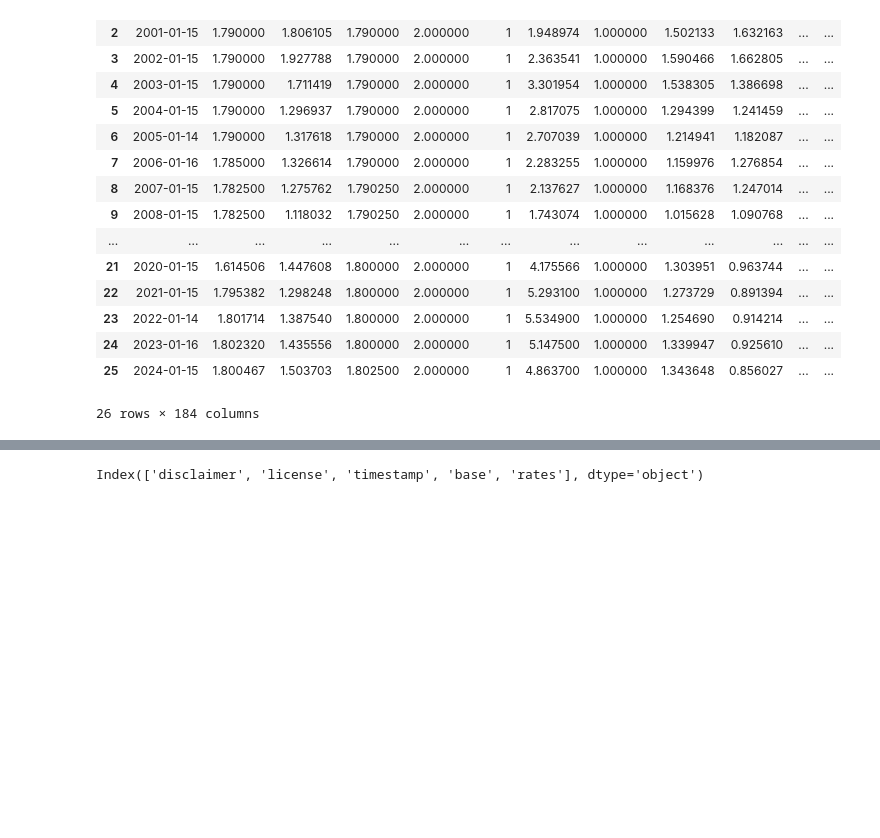
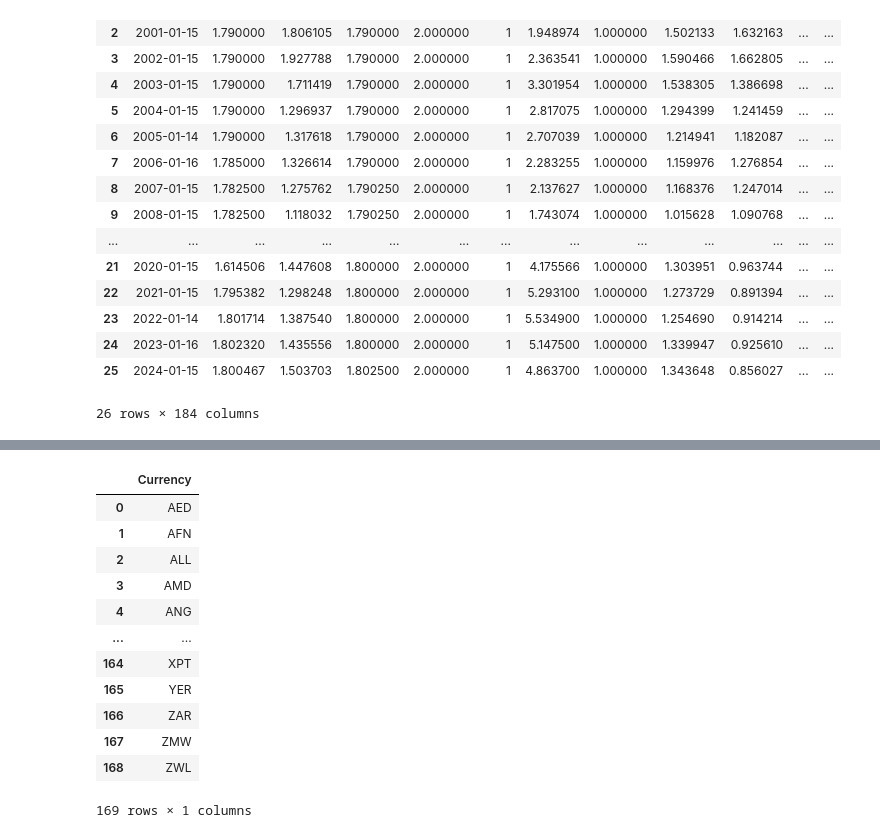
Before and after one commit to salu218/Api_test, a Jupyter notebook: Exchange_rate.ipynb, the cells around one changed output, grey strips where cells are left out. Saved outputs shown, nothing was run; the diff lists cells and outputs as text; code cells hidden in the pictures; blank space fills up the shorter version.

```diff
--- a/Exchange_rate.ipynb
+++ b/Exchange_rate.ipynb
@@ -167,6 +168,2 @@ print(latest)
 # %%
 latest_df = pd.DataFrame(latest)
-# %%
-latest_df.columns
-# %% [output]
-Index(['disclaimer', 'license', 'timestamp', 'base', 'rates'], dtype='object')
@@ -177,0 +172,16 @@ latest_df1 = latest_df
+# %%
+latest_df[['Currency']]
+# %% [output]
+|  | Currency |
+| 0 | AED |
+| 1 | AFN |
+| 2 | ALL |
+| 3 | AMD |
+| 4 | ANG |
+| ... | ... |
+| 164 | XPT |
+| 165 | YER |
+| 166 | ZAR |
+| 167 | ZMW |
+| 168 | ZWL |
+169 rows × 1 columns
```
Also changed, not shown: parts of 12 cells of this notebook.
